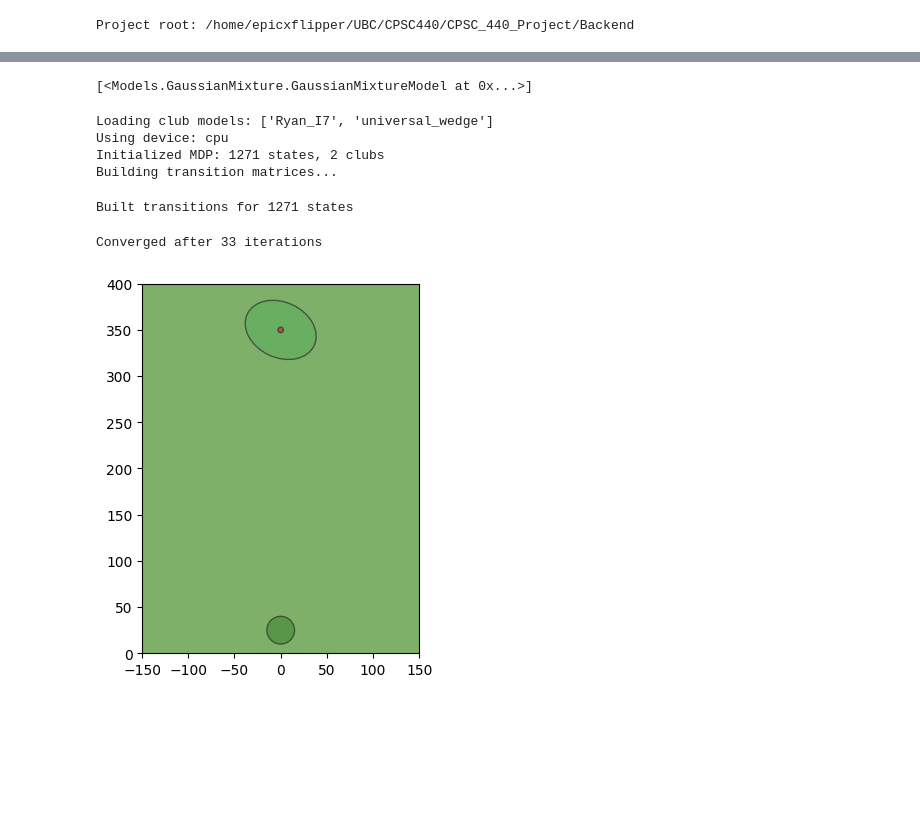
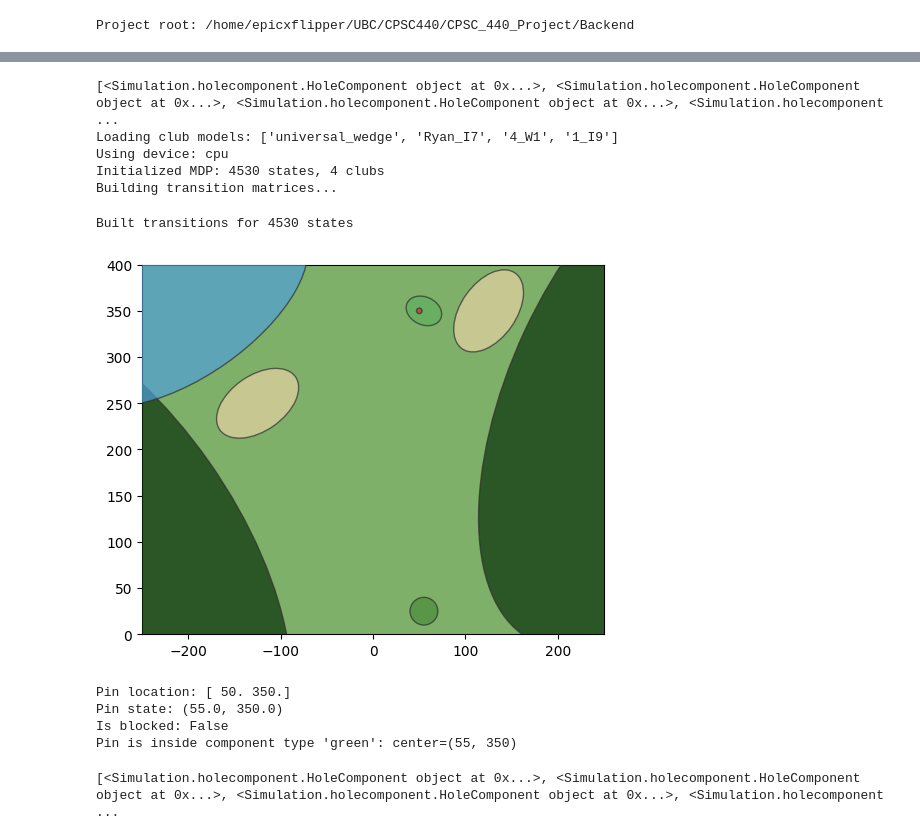
Before and after one commit to RyanMFraser/CPSC_440_Project, a Jupyter notebook: Backend/Exploration/mdp_simple.ipynb, the cells around one changed output, grey strips where cells are left out. Cells and saved outputs as stored; diff of their text form; code cells hidden in the pictures; blank space fills up the shorter version.

```diff
--- a/Backend/Exploration/mdp_simple.ipynb
+++ b/Backend/Exploration/mdp_simple.ipynb
@@ -98,23 +27,44 @@ mixture_model.save("universal_wedge")
-# %%
-clubs
-# %% [output]
-[<Models.GaussianMixture.GaussianMixtureModel at 0x...>]
 # %%
 # Create clubs
-clubs = ["Ryan_I7", "universal_wedge"]
+clubs = ["universal_wedge", "Ryan_I7", "4_W1", "1_I9"]
 
 hole = create_hole()
+print(hole.components)
 
 # Create MDP
-mdp = GolfHoleMDP(hole, clubs, grid_step=10, device="cpu")
+mdp = GolfHoleMDP(hole, clubs, grid_step=5, device="cpu")
 
 # Solve
 value_function, policy = mdp.solve(num_samples=100, max_iterations=50, gamma=0.98)
 # %% [output]
-Loading club models: ['Ryan_I7', 'universal_wedge']
+[<Simulation.holecomponent.HoleComponent object at 0x...>, <Simulation.holecomponent.HoleComponent object at 0x...>, <Simulation.holecomponent.HoleComponent object at 0x...>, <Simulation.holecomponent ...
+Loading club models: ['universal_wedge', 'Ryan_I7', '4_W1', '1_I9']
 Using device: cpu
-Initialized MDP: 1271 states, 2 clubs
+Initialized MDP: 4530 states, 4 clubs
 Building transition matrices...
-Built transitions for 1271 states
+Built transitions for 4530 states
-Converged after 33 iterations
-[figure, old version]
+[figure, new version]
+# %%
+pin_state = (55.0, 350.0)
+print(f"Pin location: {mdp.pin_location}")
+print(f"Pin state: {pin_state}")
+print(f"Is blocked: {mdp._is_blocked_state(pin_state)}")
+
+# Check each component type
+for comp in mdp.tree_components:
+    if comp.contains(55.0, 350.0):
+        print(f"Pin is inside TREE component: {comp}")
+
+for comp in mdp.water_components:
+    if comp.contains(55.0, 350.0):
+        print(f"Pin is inside WATER component: {comp}")
+
+# Check ALL components
+for comp in mdp.hole.components:
+    if comp.contains(55.0, 350.0):
+        print(f"Pin is inside component type '{comp.type}': center={comp.center}")
+# %% [output]
+Pin location: [ 50. 350.]
+Pin state: (55.0, 350.0)
+Is blocked: False
+Pin is inside component type 'green': center=(55, 350)
@@ -121,3 +73,7 @@ Converged after 33 iterations
+# %%
+print(mdp.hole.components)
+# %% [output]
+[<Simulation.holecomponent.HoleComponent object at 0x...>, <Simulation.holecomponent.HoleComponent object at 0x...>, <Simulation.holecomponent.HoleComponent object at 0x...>, <Simulation.holecomponent ...
 # %%
 """
 Visualization utilities for golf MDP results.
```
Also changed, not shown: parts of 11 cells of this notebook, 11 other files.
